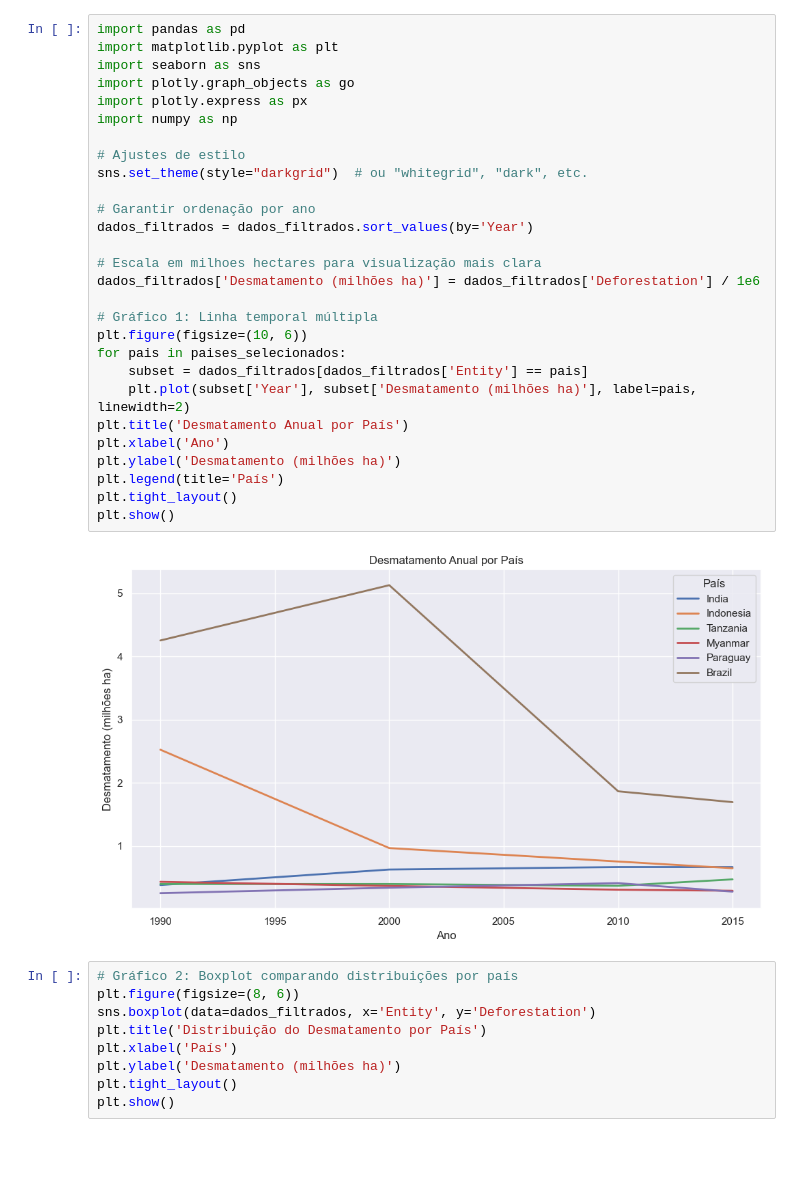
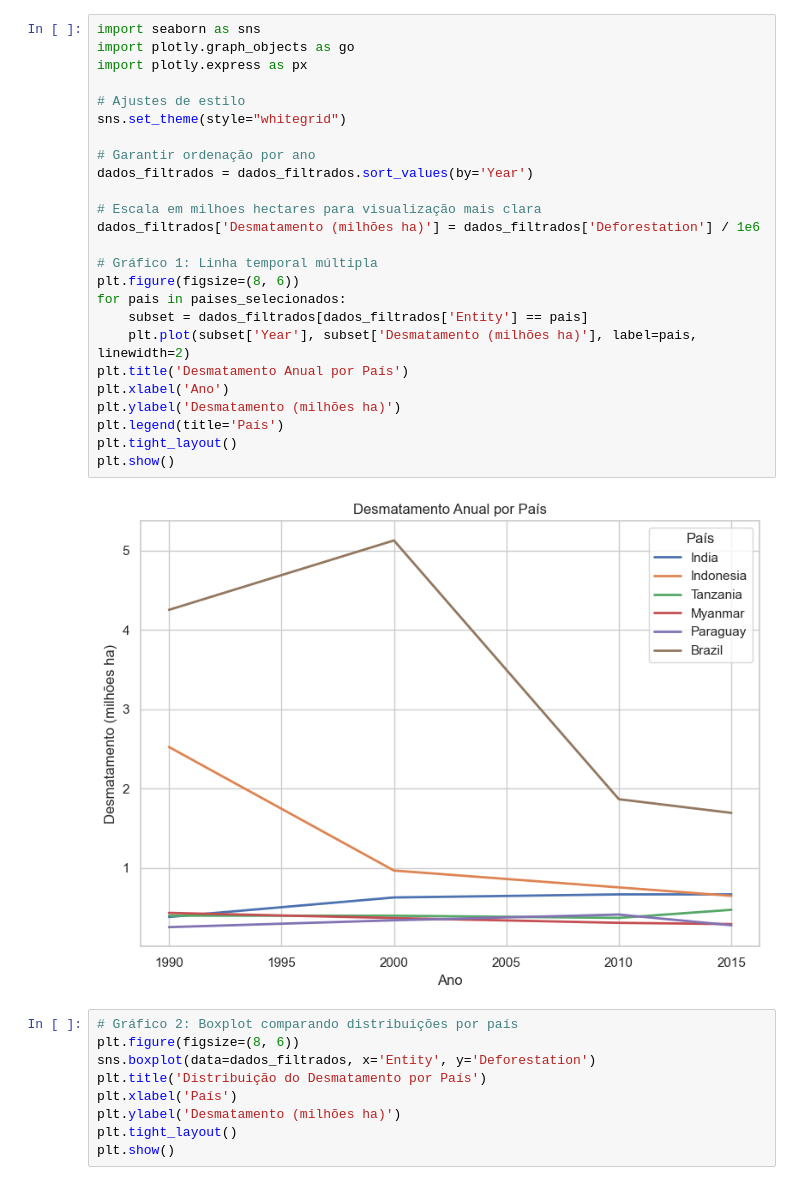
Before and after one commit to gabireisch/av3, a Jupyter notebook: av3.ipynb, the cells around one changed output. Saved outputs shown, nothing was run; the diff lists cells and outputs as text; blank space fills up the shorter version.

```diff
--- a/av3.ipynb
+++ b/av3.ipynb
@@ -46,35 +133,32 @@ display(dados_filtrados)
 | 433 | Tanzania | TZA | 2010 | 372000.0 |
 | 434 | Tanzania | TZA | 2015 | 474000.0 |
 # %%
-import pandas as pd
-import matplotlib.pyplot as plt
 import seaborn as sns
 import plotly.graph_objects as go
 import plotly.express as px
-import numpy as np
 
 # Ajustes de estilo
-sns.set_theme(style="darkgrid")  # ou "whitegrid", "dark", etc.
+sns.set_theme(style="whitegrid")
 
 # Garantir ordenação por ano
 dados_filtrados = dados_filtrados.sort_values(by='Year')
 
 # Escala em milhoes hectares para visualização mais clara
 dados_filtrados['Desmatamento (milhões ha)'] = dados_filtrados['Deforestation'] / 1e6
 
 # Gráfico 1: Linha temporal múltipla
-plt.figure(figsize=(10, 6))
+plt.figure(figsize=(8, 6))
 for pais in paises_selecionados:
     subset = dados_filtrados[dados_filtrados['Entity'] == pais]
     plt.plot(subset['Year'], subset['Desmatamento (milhões ha)'], label=pais, linewidth=2)
 plt.title('Desmatamento Anual por País')
 plt.xlabel('Ano')
 plt.ylabel('Desmatamento (milhões ha)')
 plt.legend(title='País')
 plt.tight_layout()
 plt.show()
 # %% [output]
-[figure, old version]
+[figure, new version]
 # %%
 # Gráfico 2: Boxplot comparando distribuições por país
 plt.figure(figsize=(8, 6))
```
Also changed, not shown: parts of 6 cells of this notebook, 1 other file.
